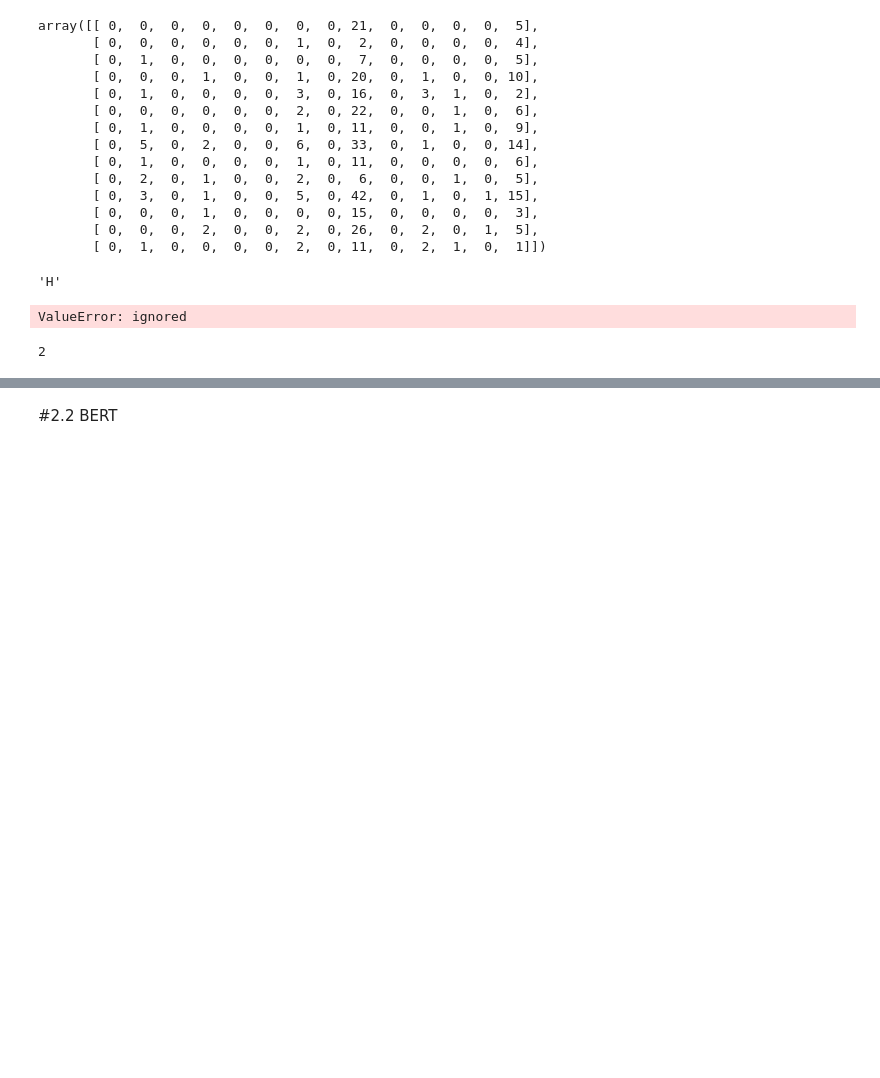
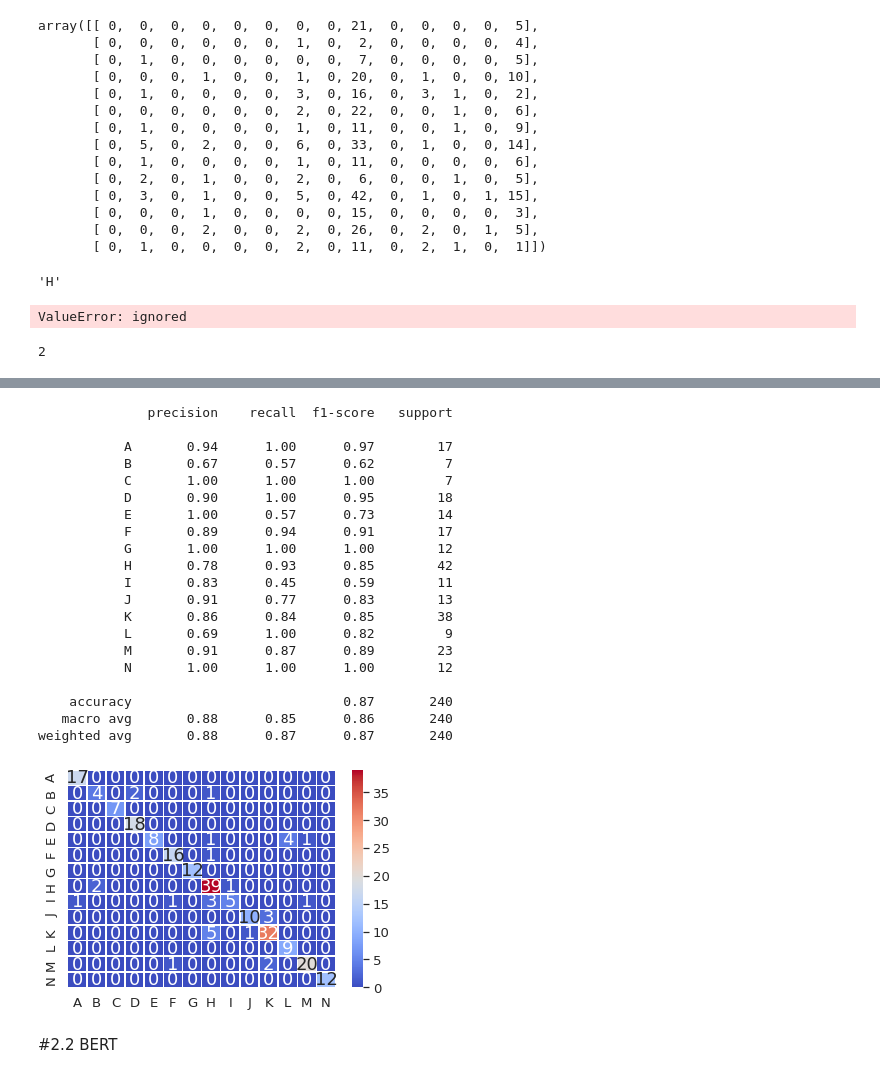
Before and after one commit to ARKEnsae/JobDomainPrediction_NLP, a Jupyter notebook: Prévision_catégorie_métier_ROME.ipynb, the cells around one changed output, grey strips where cells are left out. Cells and saved outputs as stored; diff of their text form; code cells hidden in the pictures; blank space fills up the shorter version.

```diff
--- a/Prévision_catégorie_métier_ROME.ipynb
+++ b/Prévision_catégorie_métier_ROME.ipynb
@@ -779,0 +1549,5 @@ def show_eval(y_true, y_pred, lb_trained, clf):
+# %%
+device = torch.device('cuda' if torch.cuda.is_available() else 'cpu')
+model.to(device)
+
+print(device)
@@ -779,0 +1556,12 @@ def show_eval(y_true, y_pred, lb_trained, clf):
+# %%
+from torch.utils.data import DataLoader, RandomSampler, SequentialSampler
+
+batch_size = 3
+
+dataloader_train = DataLoader(dataset_train,
+                              sampler=RandomSampler(dataset_train),
+                              batch_size=batch_size)
+
+dataloader_validation = DataLoader(dataset_val,
+                                   sampler=SequentialSampler(dataset_val),
+                                   batch_size=batch_size)
@@ -779,0 +1708,4 @@ def show_eval(y_true, y_pred, lb_trained, clf):
+# %%
+val_loss, predictions, true_vals = evaluate(dataloader_validation)
+preds_flat = np.argmax(predictions, axis=1).flatten()
+labels_flat = true_vals.flatten()
@@ -780,3 +1716,40 @@ def show_eval(y_true, y_pred, lb_trained, clf):
+# %%
+key_list = list(tag_to_ix.keys())
+val_list = list(tag_to_ix.values())
+
+# print key with val 100
+y_true = [key_list[val_list.index(i)] for i in true_vals]
+y_pred = [key_list[val_list.index(i)] for i in preds_flat]
+# %%
+print( classification_report(y_true, y_pred ) )
+cm = confusion_matrix(y_true, y_pred , labels = key_list)
+df_cm = pd.DataFrame(cm, index=key_list, columns=key_list)
+# config plot sizes
+sn.set(font_scale=1.2)
+sn.heatmap(df_cm, annot=True, annot_kws={"size": 18}, cmap='coolwarm', linewidth=0.5, fmt="")
+plt.show()
+# %% [output]
+              precision    recall  f1-score   support
+
+           A       0.94      1.00      0.97        17
+           B       0.67      0.57      0.62         7
+           C       1.00      1.00      1.00         7
+           D       0.90      1.00      0.95        18
+           E       1.00      0.57      0.73        14
+           F       0.89      0.94      0.91        17
+           G       1.00      1.00      1.00        12
+           H       0.78      0.93      0.85        42
+           I       0.83      0.45      0.59        11
+           J       0.91      0.77      0.83        13
+           K       0.86      0.84      0.85        38
+           L       0.69      1.00      0.82         9
+           M       0.91      0.87      0.89        23
+           N       1.00      1.00      1.00        12
+
+    accuracy                           0.87       240
+   macro avg       0.88      0.85      0.86       240
+weighted avg       0.88      0.87      0.87       240
+[figure, added]
 # %% [markdown]
 #2.2 BERT
 # %%
```
Also changed, not shown: parts of 63 cells of this notebook.
